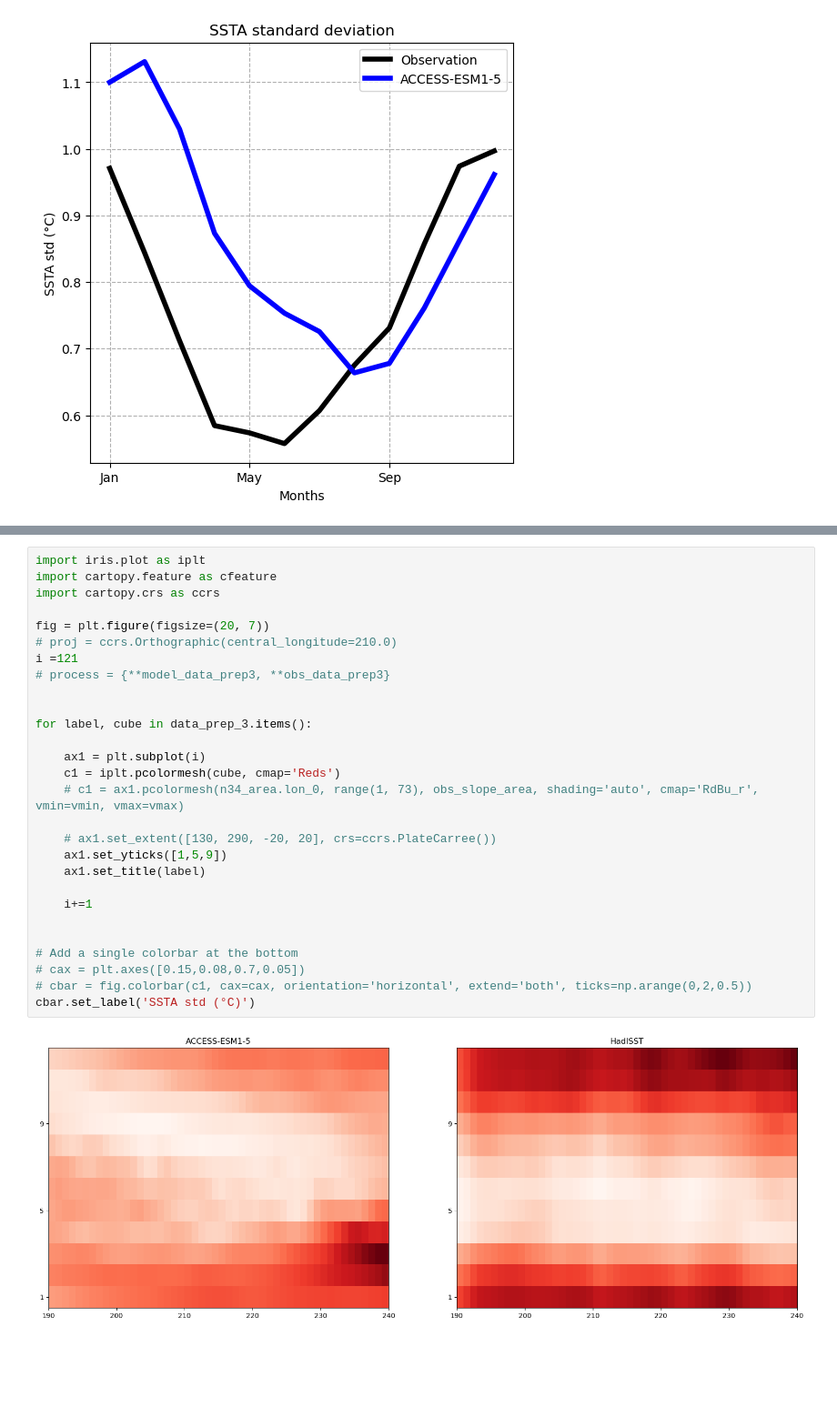
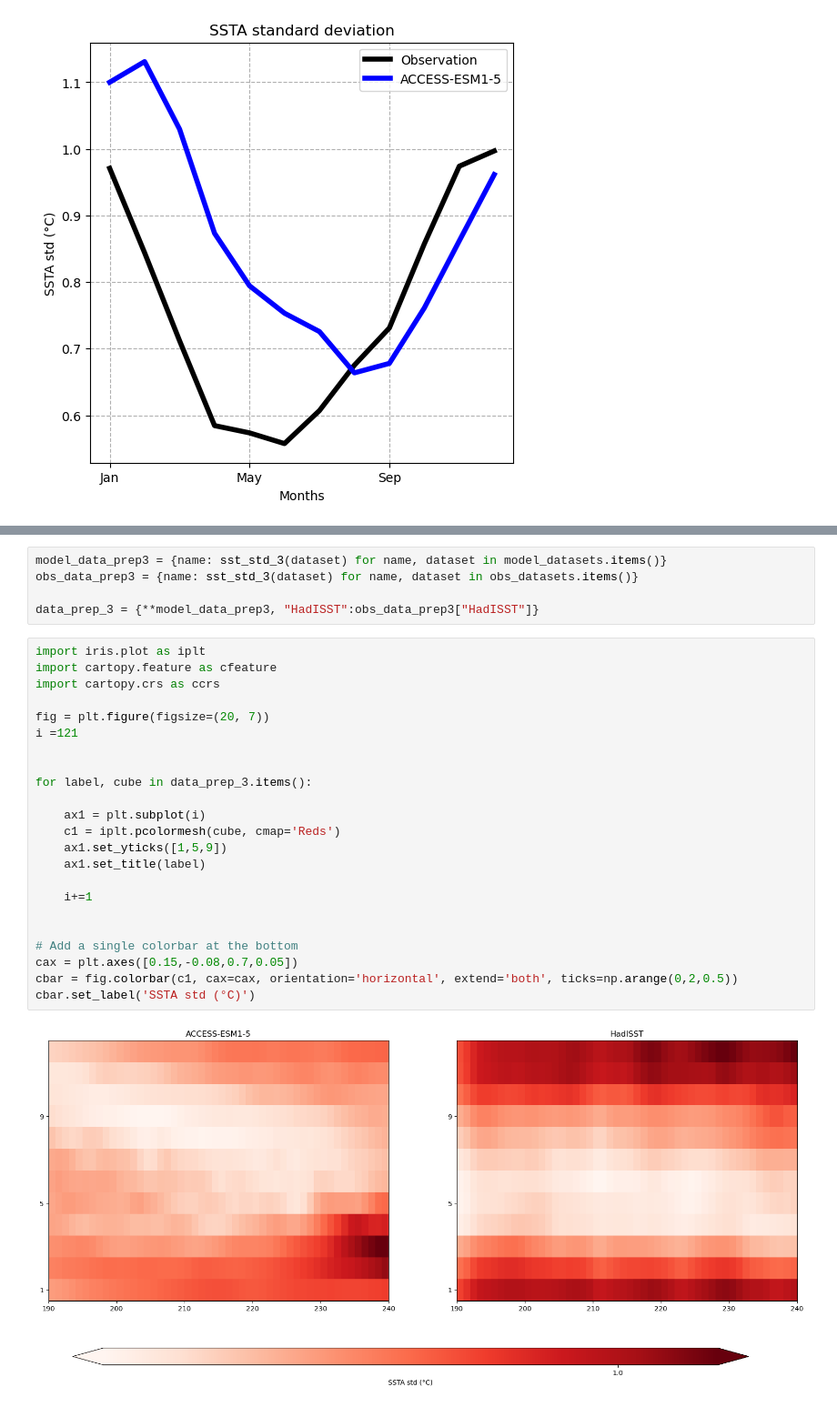
Before and after one commit to ACCESS-NRI/ENSO_recipes, a Jupyter notebook: 12-ENSO_seasonality.ipynb, the cells around one changed output, grey strips where cells are left out. Shown at 91% size. Drawn from its saved outputs; the diff is of its cells as text; blank space fills up the shorter version.

```diff
--- a/12-ENSO_seasonality.ipynb
+++ b/12-ENSO_seasonality.ipynb
@@ -171,30 +191,30 @@ data_prep_3 = {**model_data_prep3, "HadISST":obs_data_prep3["HadISST"]}
+# %%
+model_data_prep3 = {name: sst_std_3(dataset) for name, dataset in model_datasets.items()}
+obs_data_prep3 = {name: sst_std_3(dataset) for name, dataset in obs_datasets.items()}
+
+data_prep_3 = {**model_data_prep3, "HadISST":obs_data_prep3["HadISST"]}
 # %%
 import iris.plot as iplt
 import cartopy.feature as cfeature
 import cartopy.crs as ccrs
 
 fig = plt.figure(figsize=(20, 7))
-# proj = ccrs.Orthographic(central_longitude=210.0)
 i =121
-# process = {**model_data_prep3, **obs_data_prep3}
 
 
 for label, cube in data_prep_3.items():
 
     ax1 = plt.subplot(i)
     c1 = iplt.pcolormesh(cube, cmap='Reds')
-    # c1 = ax1.pcolormesh(n34_area.lon_0, range(1, 73), obs_slope_area, shading='auto', cmap='RdBu_r', vmin=vmin, vmax=vmax)
-
-    # ax1.set_extent([130, 290, -20, 20], crs=ccrs.PlateCarree())
     ax1.set_yticks([1,5,9])
     ax1.set_title(label)
 
     i+=1
 
 
 # Add a single colorbar at the bottom
-# cax = plt.axes([0.15,0.08,0.7,0.05])
-# cbar = fig.colorbar(c1, cax=cax, orientation='horizontal', extend='both', ticks=np.arange(0,2,0.5))
+cax = plt.axes([0.15,-0.08,0.7,0.05])
+cbar = fig.colorbar(c1, cax=cax, orientation='horizontal', extend='both', ticks=np.arange(0,2,0.5))
 cbar.set_label('SSTA std (°C)')
 # %% [output]
-[figure, old version]
+[figure, new version]
```
Also changed, not shown: parts of 10 cells of this notebook, 6 other files.
